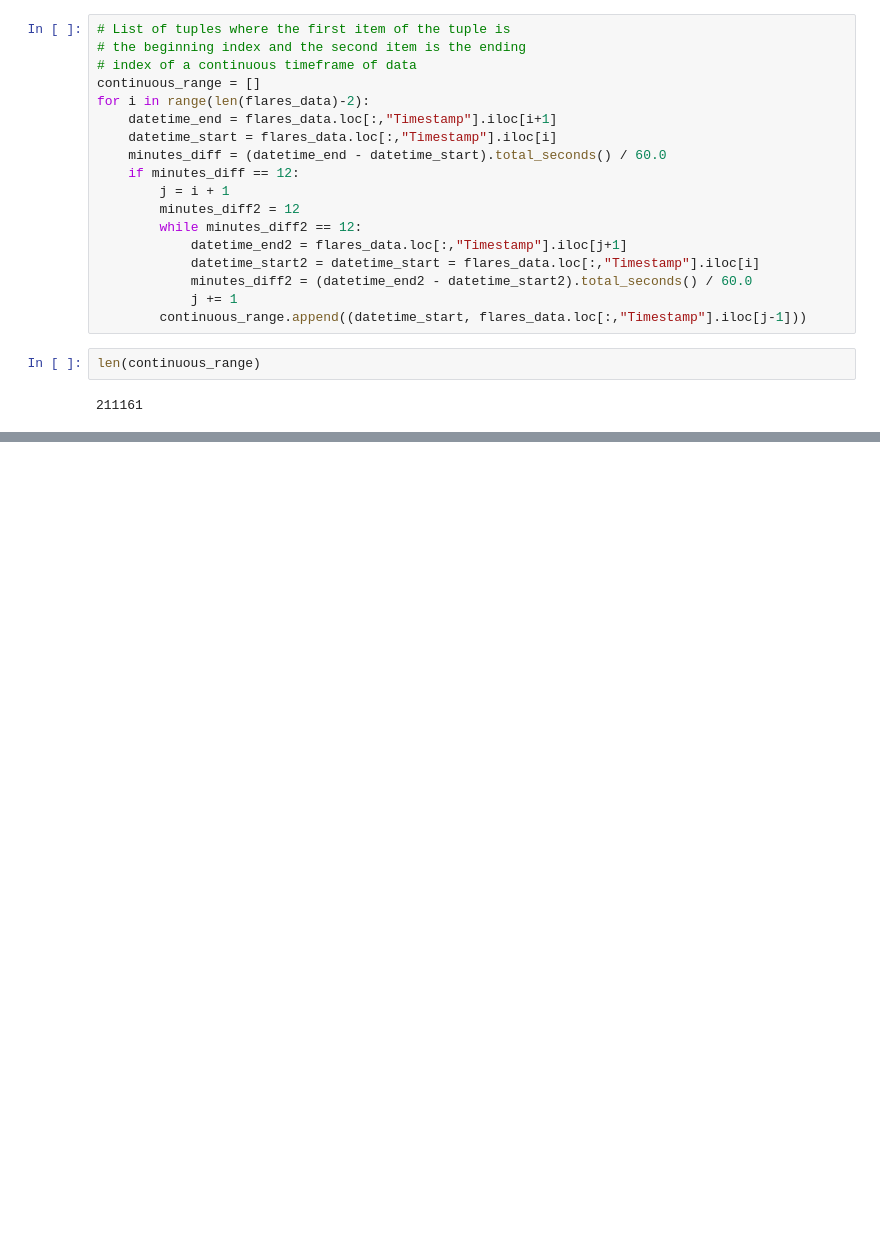
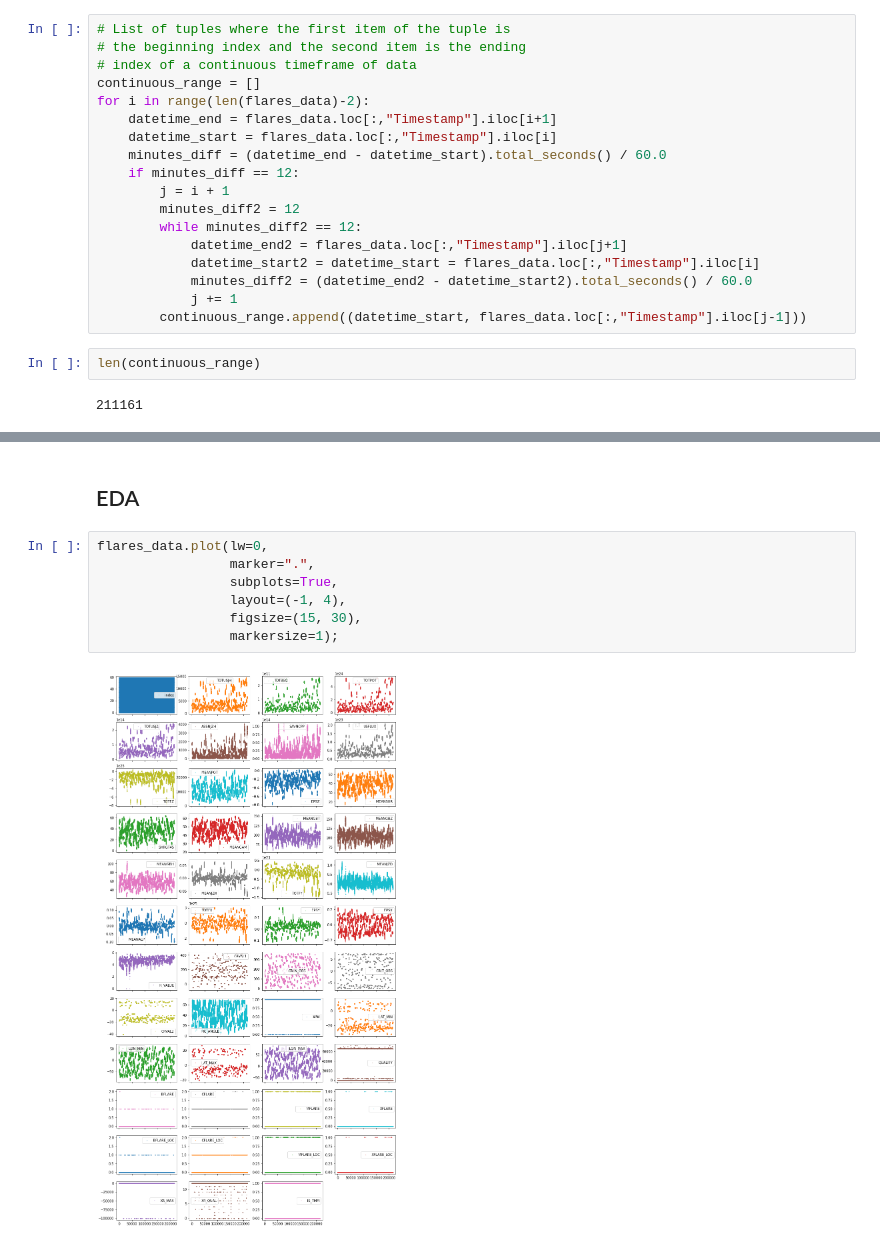
Before and after one commit to kbarbre/DS6050-SolarFlarePrediction, a Jupyter notebook: InitialDataExploration.ipynb, the cells around one changed output, grey strips where cells are left out. Saved outputs shown, nothing was run; the diff lists cells and outputs as text; blank space fills up the shorter version.

```diff
--- a/InitialDataExploration.ipynb
+++ b/InitialDataExploration.ipynb
@@ -131,0 +181,11 @@ len(continuous_range)
+# %% [markdown]
+## EDA
+# %%
+flares_data.plot(lw=0,
+                 marker=".",
+                 subplots=True,
+                 layout=(-1, 4),
+                 figsize=(15, 30),
+                 markersize=1);
+# %% [output]
+[figure, added]
```
Also changed, not shown: parts of 19 cells of this notebook.
